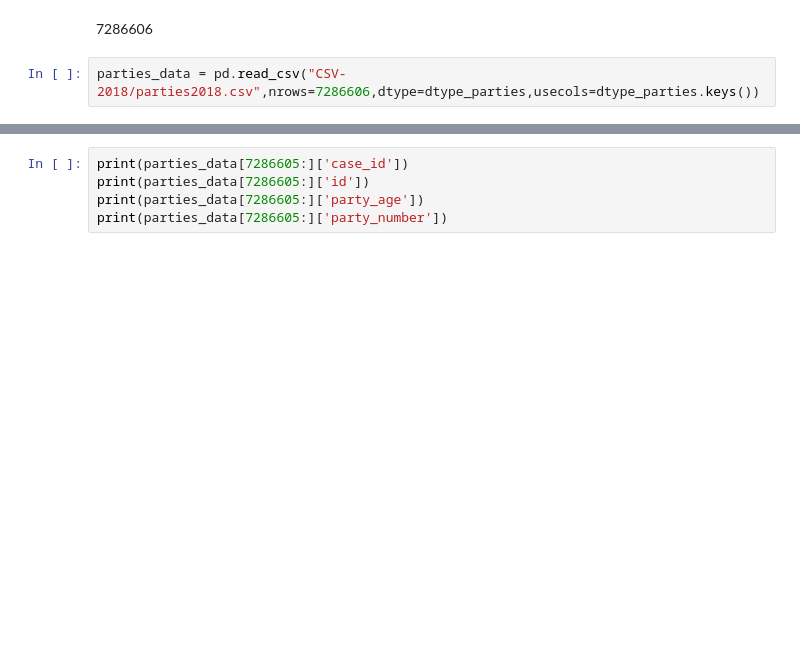
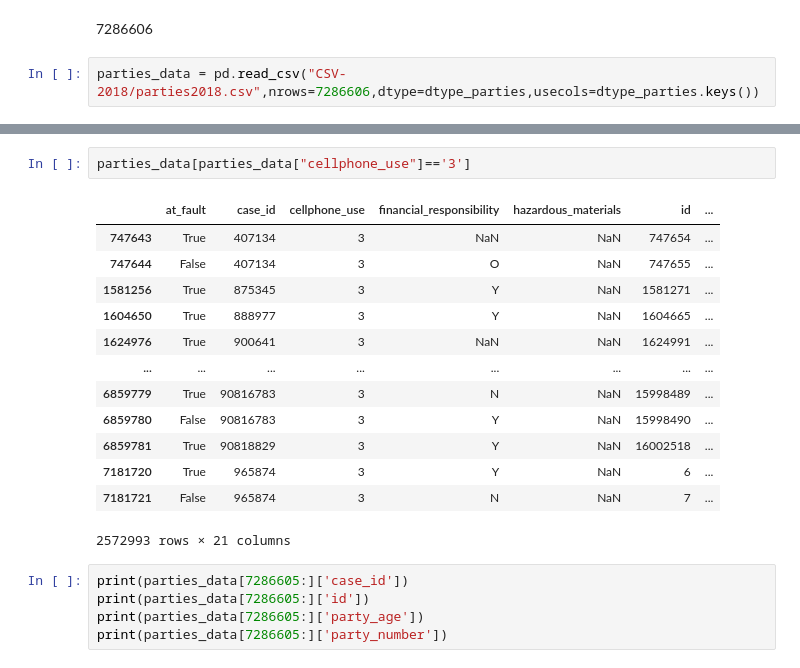
Before and after one commit to jonasblanc/CS-322-Database-Project, a Jupyter notebook: Parties.ipynb, the cells around one changed output, grey strips where cells are left out. Drawn from its saved outputs; the diff is of its cells as text; blank space fills up the shorter version.

```diff
--- a/Parties.ipynb
+++ b/Parties.ipynb
@@ -89,3 +210,19 @@ print(parties_data)
+# %%
+parties_data[parties_data["cellphone_use"]=='3']
+# %% [output]
+|  | at_fault | case_id | cellphone_use | financial_responsibility | hazardous_materials | id | ... |
+| 747643 | True | 407134 | 3 | NaN | NaN | 747654 | ... |
+| 747644 | False | 407134 | 3 | O | NaN | 747655 | ... |
+| 1581256 | True | 875345 | 3 | Y | NaN | 1581271 | ... |
+| 1604650 | True | 888977 | 3 | Y | NaN | 1604665 | ... |
+| 1624976 | True | 900641 | 3 | NaN | NaN | 1624991 | ... |
+| ... | ... | ... | ... | ... | ... | ... | ... |
+| 6859779 | True | 90816783 | 3 | N | NaN | 15998489 | ... |
+| 6859780 | False | 90816783 | 3 | Y | NaN | 15998490 | ... |
+| 6859781 | True | 90818829 | 3 | Y | NaN | 16002518 | ... |
+| 7181720 | True | 965874 | 3 | Y | NaN | 6 | ... |
+| 7181721 | False | 965874 | 3 | N | NaN | 7 | ... |
+2572993 rows × 21 columns
 # %%
 print(parties_data[7286605:]['case_id'])
 print(parties_data[7286605:]['id'])
```
Also changed, not shown: parts of 9 cells of this notebook, 1 other file.
